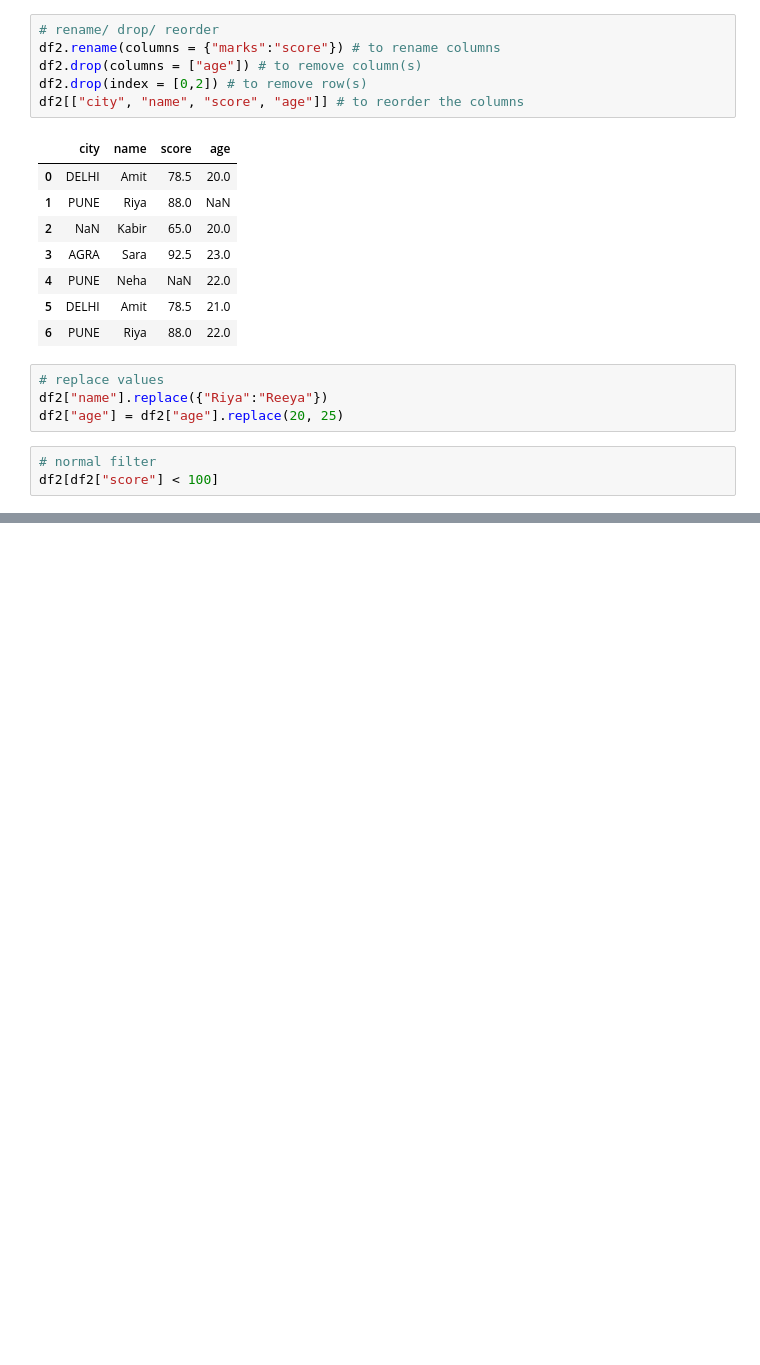
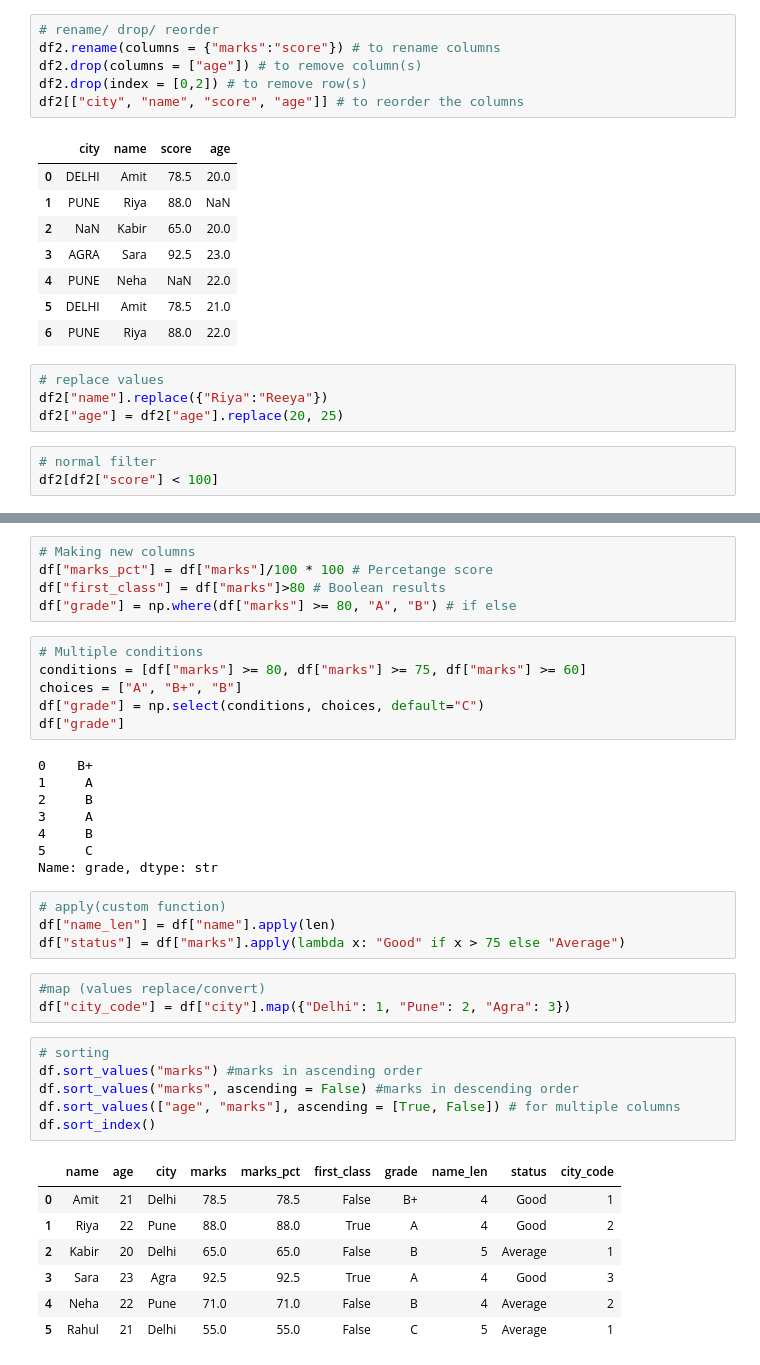
Before and after one commit to rayan8413github/Python_Data_Science_Libraries, a Jupyter notebook: Pandas.ipynb, the cells around one changed output, grey strips where cells are left out. Drawn from its saved outputs; the diff is of its cells as text; blank space fills up the shorter version.

```diff
--- a/Pandas.ipynb
+++ b/Pandas.ipynb
@@ -333,0 +343,40 @@ df2[df2["score"] < 100]
+# %%
+# Making new columns
+df["marks_pct"] = df["marks"]/100 * 100 # Percetange score
+df["first_class"] = df["marks"]>80 # Boolean results
+df["grade"] = np.where(df["marks"] >= 80, "A", "B") # if else
+# %%
+# Multiple conditions
+conditions = [df["marks"] >= 80, df["marks"] >= 75, df["marks"] >= 60]
+choices = ["A", "B+", "B"]
+df["grade"] = np.select(conditions, choices, default="C")
+df["grade"]
+# %% [output]
+0    B+
+1     A
+2     B
+3     A
+4     B
+5     C
+Name: grade, dtype: str
+# %%
+# apply(custom function)
+df["name_len"] = df["name"].apply(len)
+df["status"] = df["marks"].apply(lambda x: "Good" if x > 75 else "Average")
+# %%
+#map (values replace/convert)
+df["city_code"] = df["city"].map({"Delhi": 1, "Pune": 2, "Agra": 3})
+# %%
+# sorting
+df.sort_values("marks") #marks in ascending order
+df.sort_values("marks", ascending = False) #marks in descending order
+df.sort_values(["age", "marks"], ascending = [True, False]) # for multiple columns
+df.sort_index()
+# %% [output]
+|  | name | age | city | marks | marks_pct | first_class | grade | name_len | status | city_code |
+| 0 | Amit | 21 | Delhi | 78.5 | 78.5 | False | B+ | 4 | Good | 1 |
+| 1 | Riya | 22 | Pune | 88.0 | 88.0 | True | A | 4 | Good | 2 |
+| 2 | Kabir | 20 | Delhi | 65.0 | 65.0 | False | B | 5 | Average | 1 |
+| 3 | Sara | 23 | Agra | 92.5 | 92.5 | True | A | 4 | Good | 3 |
+| 4 | Neha | 22 | Pune | 71.0 | 71.0 | False | B | 4 | Average | 2 |
+| 5 | Rahul | 21 | Delhi | 55.0 | 55.0 | False | C | 5 | Average | 1 |
```
Also changed, not shown: parts of 11 cells of this notebook.
